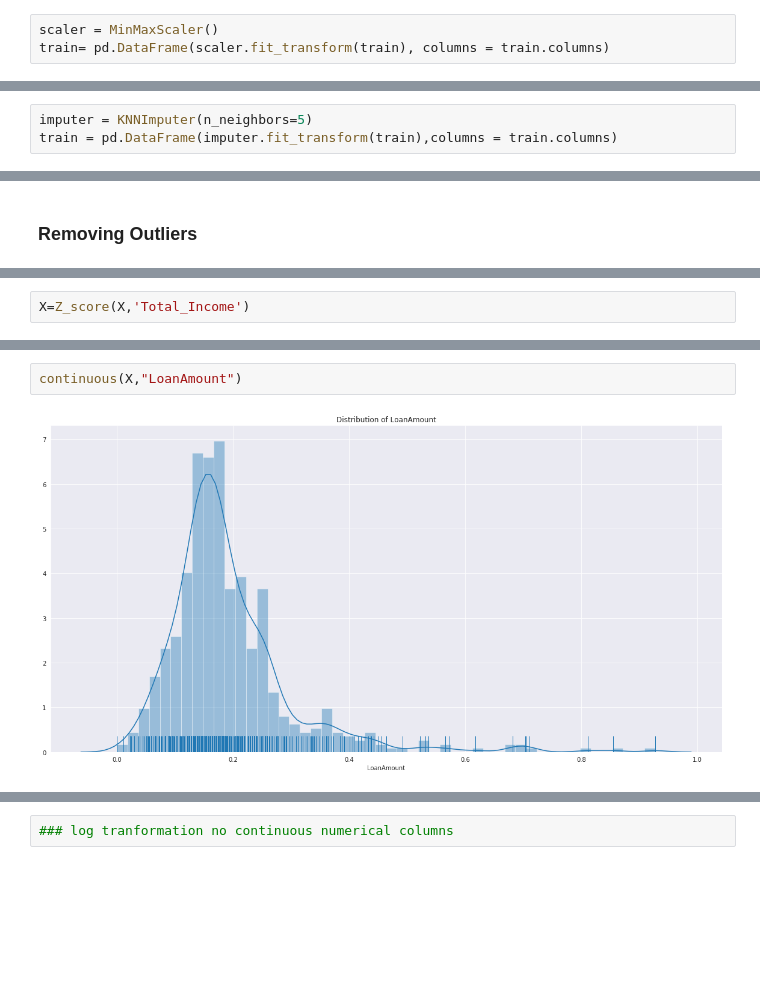
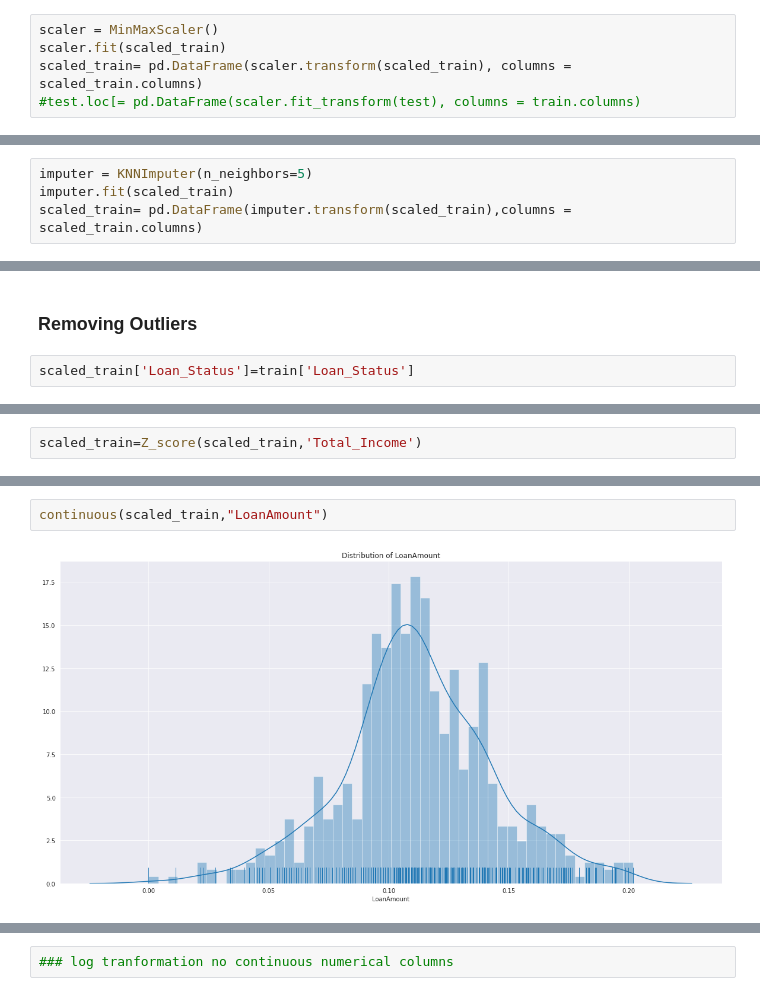
Before and after one commit to faisal-git/predict_loan_approval, a Jupyter notebook: predict_loan.ipynb, the cells around one changed output, grey strips where cells are left out. Drawn from its saved outputs; the diff is of its cells as text; blank space fills up the shorter version.

```diff
--- a/predict_loan.ipynb
+++ b/predict_loan.ipynb
@@ -1130,4 +1172,6 @@ train.drop(labels=['Loan_ID'],axis=1,inplace=True)
 ### scaling
 # %%
 scaler = MinMaxScaler()
-train= pd.DataFrame(scaler.fit_transform(train), columns = train.columns)
+scaler.fit(scaled_train)
+scaled_train= pd.DataFrame(scaler.transform(scaled_train), columns = scaled_train.columns)
+#test.loc[= pd.DataFrame(scaler.fit_transform(test), columns = train.columns)
@@ -1135,4 +1205,5 @@ train= pd.DataFrame(scaler.fit_transform(train), columns = train.columns)
 ### imputing using KNNImputer
 # %%
 imputer = KNNImputer(n_neighbors=5)
-train = pd.DataFrame(imputer.fit_transform(train),columns = train.columns)
+imputer.fit(scaled_train)
+scaled_train= pd.DataFrame(imputer.transform(scaled_train),columns = scaled_train.columns)
@@ -1141,3 +1236,5 @@ X=train
 # %% [markdown]
 ### Removing Outliers
+# %%
+scaled_train['Loan_Status']=train['Loan_Status']
 # %%
@@ -1147,3 +1244,3 @@ continuous(X,"Total_Income")
 # %%
-X=Z_score(X,'Total_Income')
+scaled_train=Z_score(scaled_train,'Total_Income')
 # %%
@@ -1153,5 +1250,5 @@ continuous(X,"Total_Income")
 # %%
-continuous(X,"LoanAmount")
+continuous(scaled_train,"LoanAmount")
 # %% [output]
-[figure, old version]
+[figure, new version]
 # %%
```
Also changed, not shown: parts of 50 cells of this notebook.
